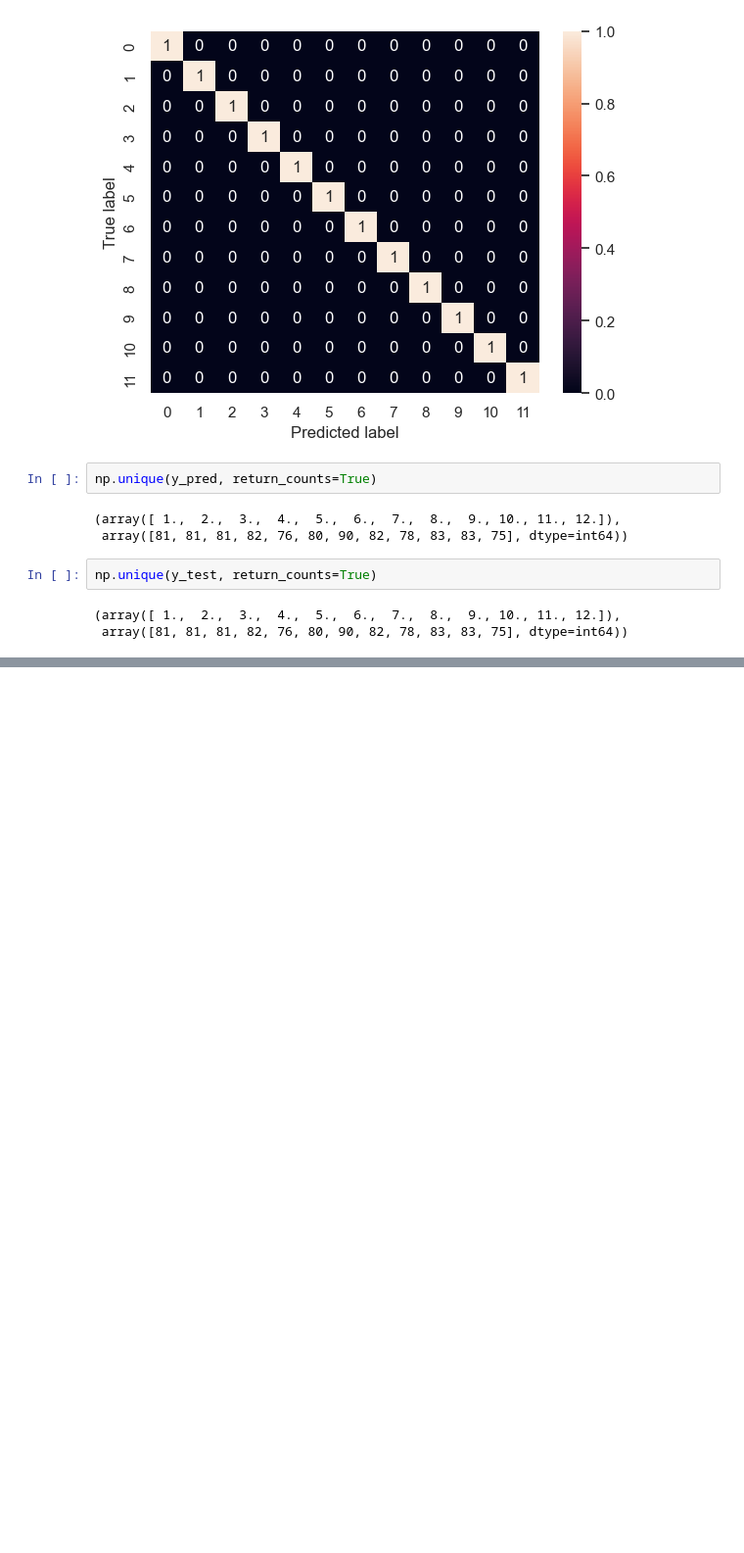
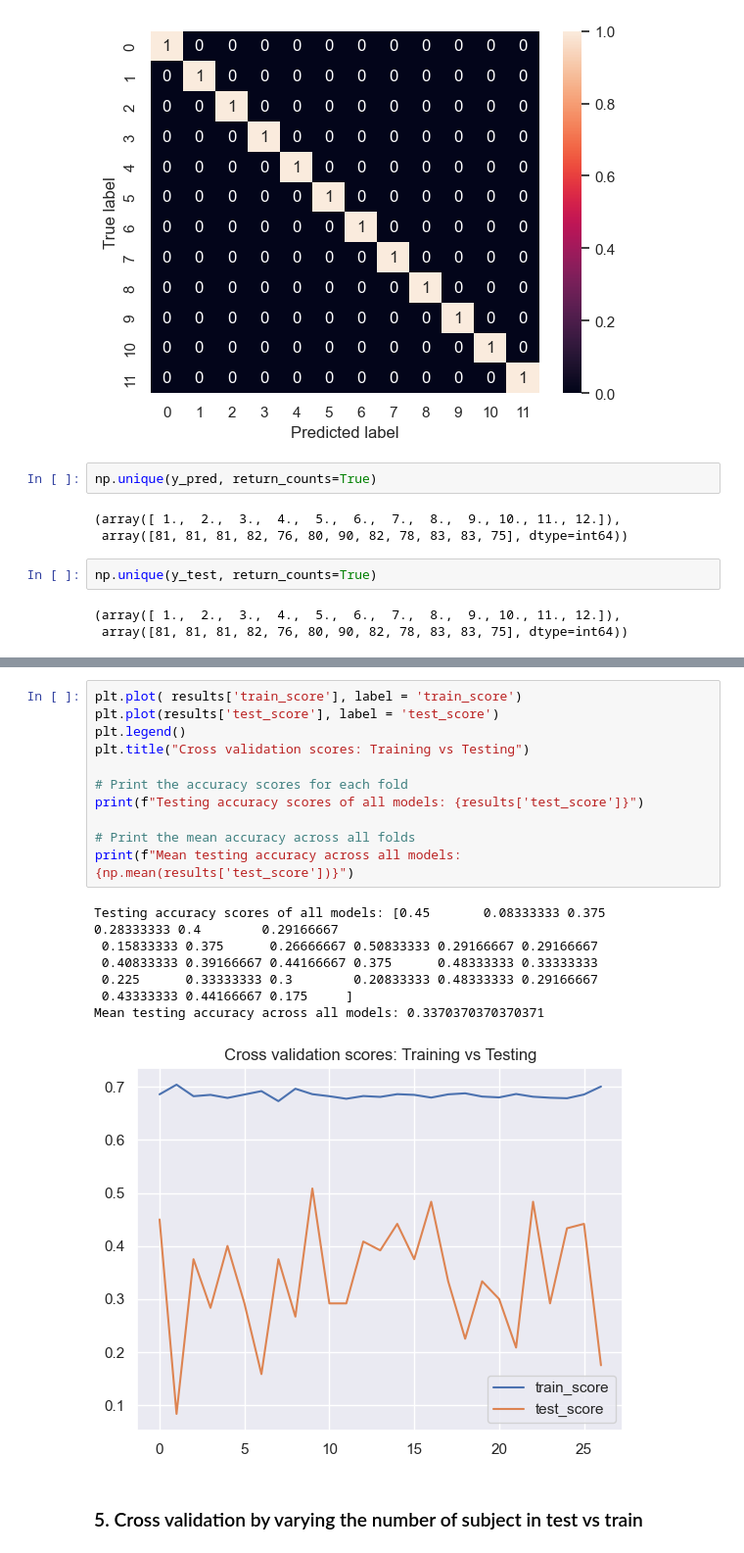
Before and after one commit to loufourneaux/project_2_nssp, a Jupyter notebook: part_2.ipynb, the cells around one changed output, grey strips where cells are left out. Shown at 98% size. Drawn from its saved outputs; the diff is of its cells as text; blank space fills up the shorter version.

```diff
--- a/part_2.ipynb
+++ b/part_2.ipynb
@@ -498,0 +539,21 @@ We reach a high accuracy (0.97), with a number of features that went from 60 to
+# %%
+plt.plot( results['train_score'], label = 'train_score')
+plt.plot(results['test_score'], label = 'test_score')
+plt.legend()
+plt.title("Cross validation scores: Training vs Testing")
+
+# Print the accuracy scores for each fold
+print(f"Testing accuracy scores of all models: {results['test_score']}")
+
+# Print the mean accuracy across all folds
+print(f"Mean testing accuracy across all models: {np.mean(results['test_score'])}")
+# %% [output]
+Testing accuracy scores of all models: [0.45       0.08333333 0.375      0.28333333 0.4        0.29166667
+ 0.15833333 0.375      0.26666667 0.50833333 0.29166667 0.29166667
+ 0.40833333 0.39166667 0.44166667 0.375      0.48333333 0.33333333
+ 0.225      0.33333333 0.3        0.20833333 0.48333333 0.29166667
+ 0.43333333 0.44166667 0.175     ]
+Mean testing accuracy across all models: 0.3370370370370371
+[figure, added]
+# %% [markdown]
+### 5. Cross validation by varying the number of subject in test vs train
```
Also changed, not shown: parts of 8 cells of this notebook.
